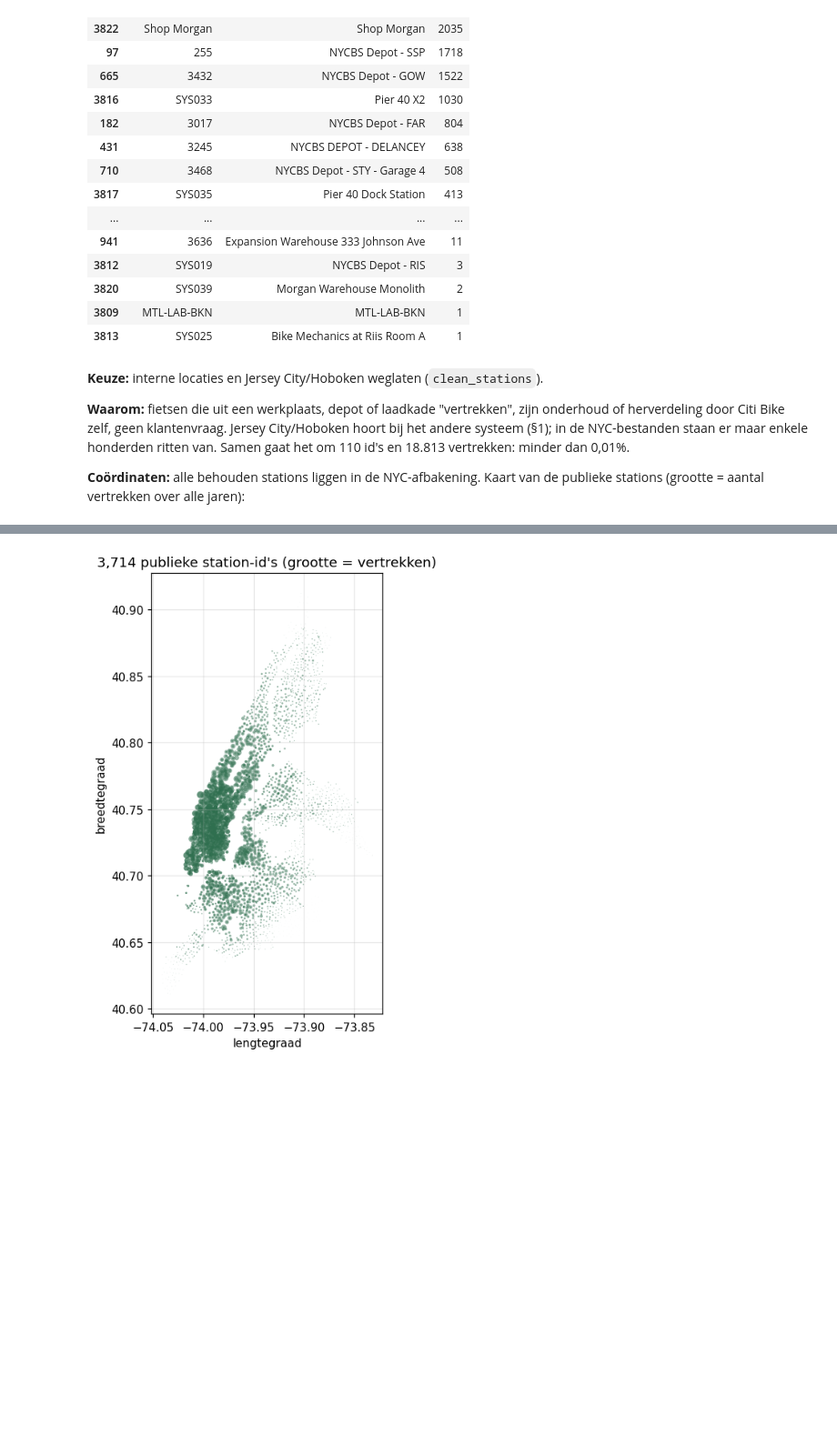
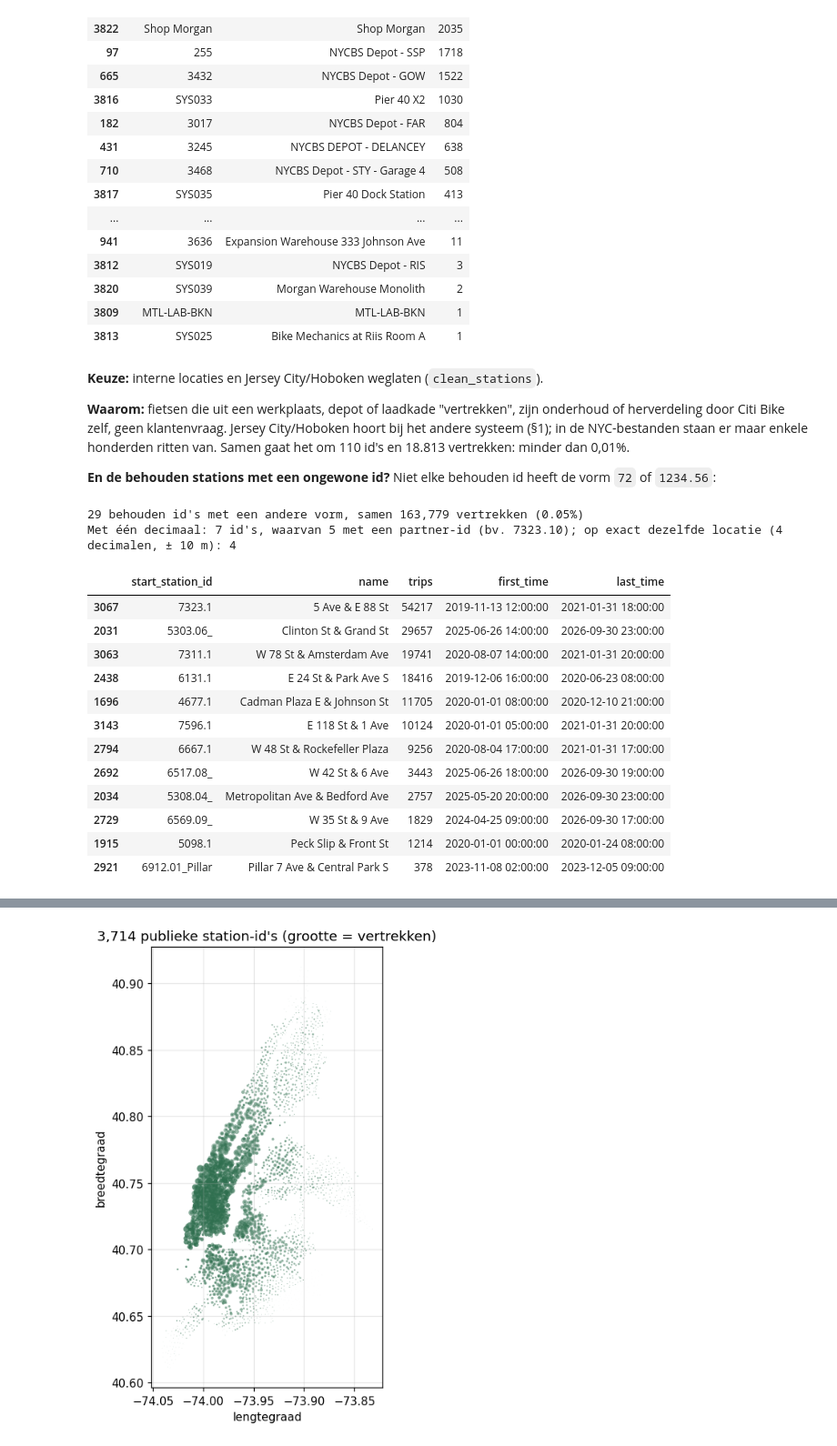
Before and after one commit to dmitcher7/CloudAI-Challenge, a Jupyter notebook: citi_bike/Kobe/Final/01_cleaning.ipynb, the cells around one changed output, grey strips where cells are left out. Shown at 91% size. Saved outputs shown, nothing was run; the diff lists cells and outputs as text; code cells hidden in the pictures; blank space fills up the shorter version.

```diff
--- a/citi_bike/Kobe/Final/01_cleaning.ipynb
+++ b/citi_bike/Kobe/Final/01_cleaning.ipynb
@@ -808,4 +810,30 @@ geen publiek station                         28       18272
 
 **Waarom:** fietsen die uit een werkplaats, depot of laadkade "vertrekken", zijn onderhoud of herverdeling door Citi Bike zelf, geen klantenvraag. Jersey City/Hoboken hoort bij het andere systeem (§1); in de NYC-bestanden staan er maar enkele honderden ritten van. Samen gaat het om 110 id's en 18.813 vertrekken: minder dan 0,01%.
 
-**Coördinaten:** alle behouden stations liggen in de NYC-afbakening. Kaart van de publieke stations (grootte = aantal vertrekken over alle jaren):
+**En de behouden stations met een ongewone id?** Niet elke behouden id heeft de vorm `72` of `1234.56`:
+# %%
+odd = st[st["keep"] & ~st["start_station_id"].str.fullmatch(r"\d+(\.\d\d)?")]
+print(f"{len(odd)} behouden id's met een andere vorm, samen {odd['trips'].sum():,} vertrekken "
+      f"({odd['trips'].sum() / st.loc[st['keep'], 'trips'].sum():.2%})")
+pairs = odd[odd["start_station_id"].str.fullmatch(r"\d+\.\d")].assign(partner=lambda x: x["start_station_id"] + "0")
+partner_zone_ok = pairs["partner"].isin(st["start_station_id"])
+same_loc = pairs["start_station_id"].map(location) == pairs["partner"].map(location)
+print(f"Met één decimaal: {len(pairs)} id's, waarvan {int(partner_zone_ok.sum())} met een partner-id (bv. 7323.10); "
+      f"op exact dezelfde locatie (4 decimalen, ± 10 m): {int(same_loc.sum())}")
+odd.sort_values("trips", ascending=False)[["start_station_id", "name", "trips", "first_time", "last_time"]].head(12)
+# %% [output]
+29 behouden id's met een andere vorm, samen 163,779 vertrekken (0.05%)
+Met één decimaal: 7 id's, waarvan 5 met een partner-id (bv. 7323.10); op exact dezelfde locatie (4 decimalen, ± 10 m): 4
+|  | start_station_id | name | trips | first_time | last_time |
+| 3067 | 7323.1 | 5 Ave & E 88 St | 54217 | 2019-11-13 12:00:00 | 2021-01-31 18:00:00 |
+| 2031 | 5303.06_ | Clinton St & Grand St | 29657 | 2025-06-26 14:00:00 | 2026-09-30 23:00:00 |
+| 3063 | 7311.1 | W 78 St & Amsterdam Ave | 19741 | 2020-08-07 14:00:00 | 2021-01-31 20:00:00 |
+| 2438 | 6131.1 | E 24 St & Park Ave S | 18416 | 2019-12-06 16:00:00 | 2020-06-23 08:00:00 |
+| 1696 | 4677.1 | Cadman Plaza E & Johnson St | 11705 | 2020-01-01 08:00:00 | 2020-12-10 21:00:00 |
+| 3143 | 7596.1 | E 118 St & 1 Ave | 10124 | 2020-01-01 05:00:00 | 2021-01-31 20:00:00 |
+| 2794 | 6667.1 | W 48 St & Rockefeller Plaza | 9256 | 2020-08-04 17:00:00 | 2021-01-31 17:00:00 |
+| 2692 | 6517.08_ | W 42 St & 6 Ave | 3443 | 2025-06-26 18:00:00 | 2026-09-30 19:00:00 |
+| 2034 | 5308.04_ | Metropolitan Ave & Bedford Ave | 2757 | 2025-05-20 20:00:00 | 2026-09-30 23:00:00 |
+| 2729 | 6569.09_ | W 35 St & 9 Ave | 1829 | 2024-04-25 09:00:00 | 2026-09-30 17:00:00 |
+| 1915 | 5098.1 | Peck Slip & Front St | 1214 | 2020-01-01 00:00:00 | 2020-01-24 08:00:00 |
+| 2921 | 6912.01_Pillar | Pillar 7 Ave & Central Park S | 378 | 2023-11-08 02:00:00 | 2023-12-05 09:00:00 |
```
Also changed, not shown: parts of 9 cells of this notebook, 10 other files.
